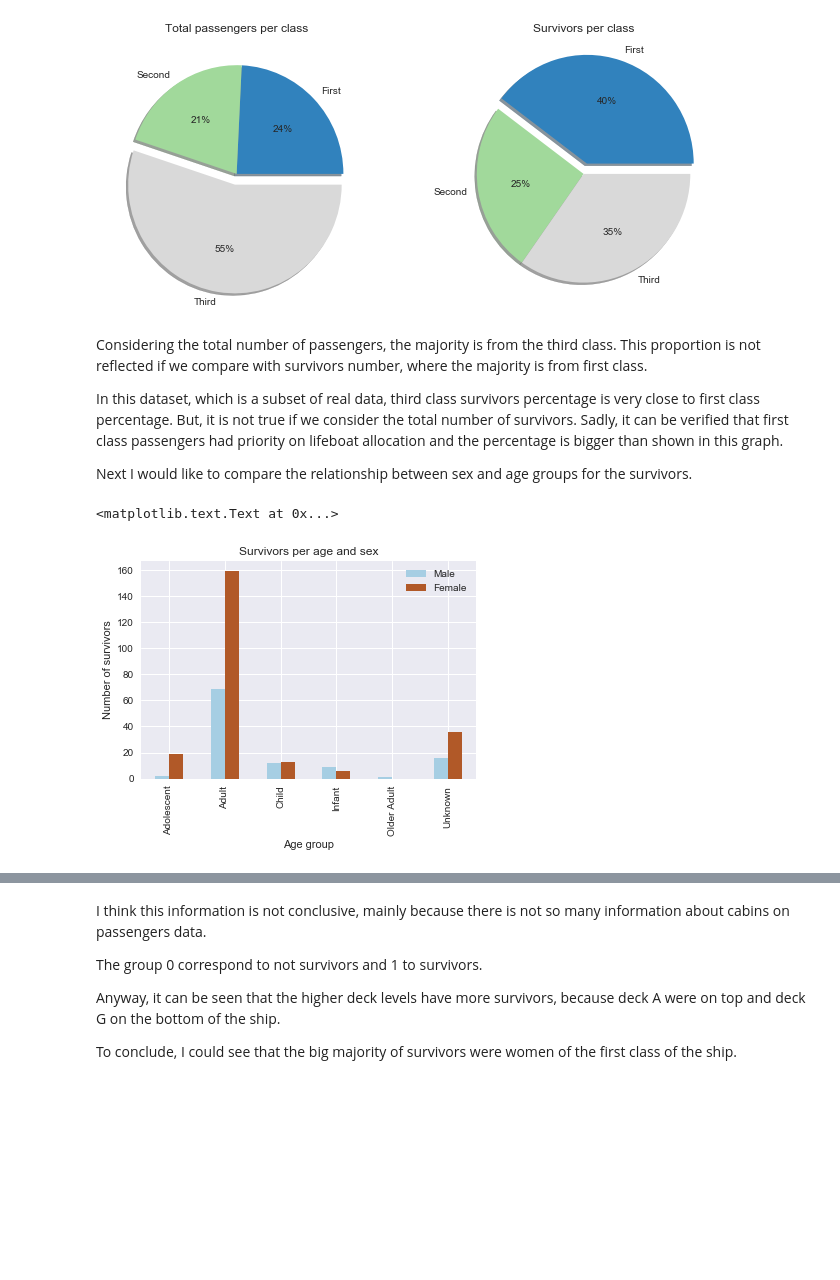
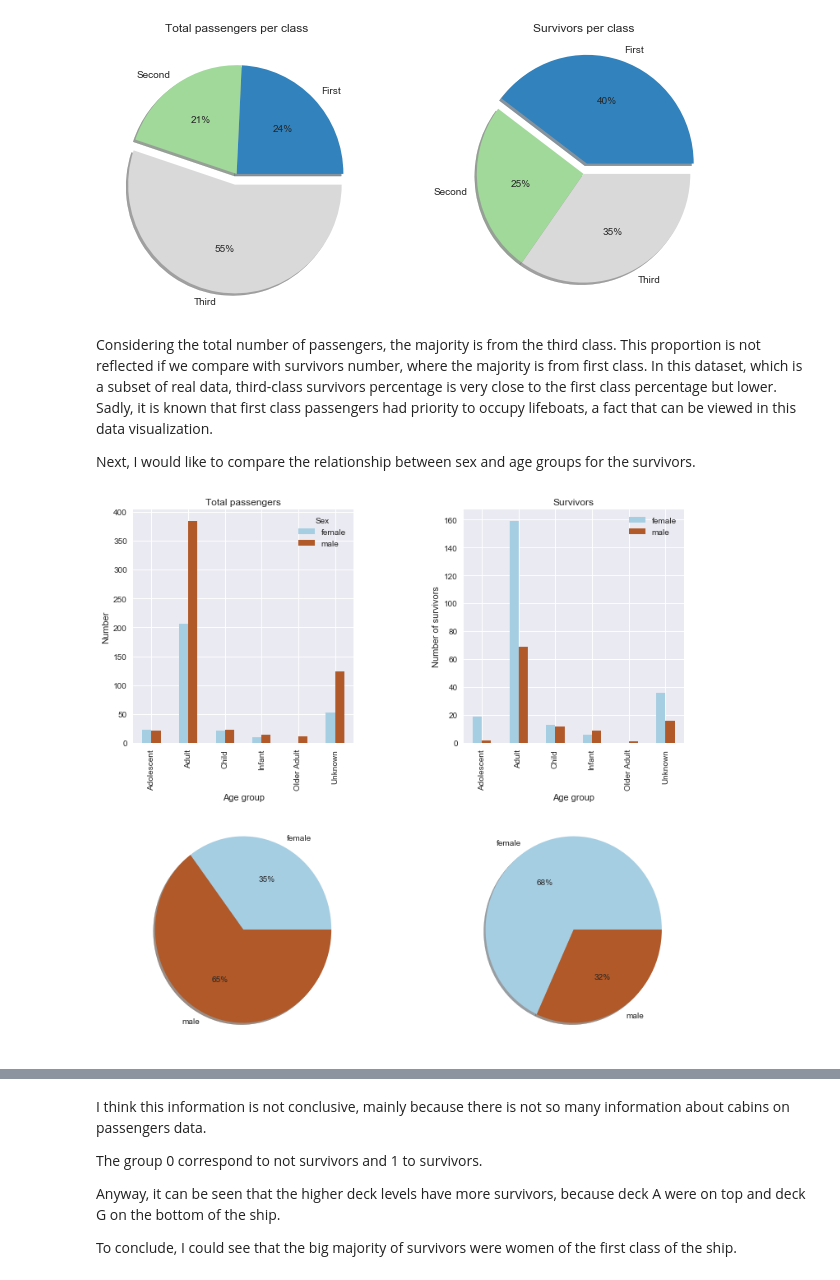
Before and after one commit to dsuruagy/udacityDataAnalyst, a Jupyter notebook: part3/l5-numpyPandas2DData/project/Investigate Titanic Dataset.ipynb, the cells around one changed output, grey strips where cells are left out. Drawn from its saved outputs; the diff is of its cells as text; code cells hidden in the pictures; blank space fills up the shorter version.

Commit message:
Complementing the sex and age groups plots and observations.

```diff
--- a/part3/l5-numpyPandas2DData/project/Investigate Titanic Dataset.ipynb
+++ b/part3/l5-numpyPandas2DData/project/Investigate Titanic Dataset.ipynb
@@ -79,41 +79,66 @@ total_ticket_class.plot.pie(autopct='%2.f%%', colormap='tab20c', explode=[0, 0,
 
 survived_ticket_class.plot.pie(autopct='%2.f%%', figsize=(11, 5), colormap='tab20c', explode=[0.1, 0, 0],
                            title='Survivors per class', shadow=True, ax=axarr[1])
-axarr[0].set_ylabel('')
+for ax in axarr:
+    axarr[0].set_ylabel('')
 axarr[1].set_ylabel('')
 
 plt.subplots_adjust(wspace=0.3)
 # %% [output]
 [figure]
 # %% [markdown]
-Considering the total number of passengers, the majority is from the third class. This proportion is not reflected if we compare with survivors number, where the majority is from first class.
+Considering the total number of passengers, the majority is from the third class. This proportion is not reflected if we compare with survivors number, where the majority is from first class. In this dataset, which is a subset of real data, third-class survivors percentage is very close to the first class percentage but lower. Sadly, it is known that first class passengers had priority to occupy lifeboats, a fact that can be viewed in this data visualization.
 
-In this dataset, which is a subset of real data, third class survivors percentage is very close to first class percentage. But, it is not true if we consider the total number of survivors. Sadly, it can be verified that first class passengers had priority on lifeboat allocation and the percentage is bigger than shown in this graph.
-
-Next I would like to compare the relationship between sex and age groups for the survivors.
+Next, I would like to compare the relationship between sex and age groups for the survivors.
 # %%
 # Grouping survivors by sex and age group, then counting how many are in the groups
 survived_by_sex_and_age = survived_df.groupby(['Sex','Age group'], as_index=False)['Survived'].count()
+survived_by_sex = survived_df.groupby(['Sex'])['PassengerId'].count()
 
 # Obtaining a dataframe with female survivors data
 survived_female = pd.DataFrame(survived_by_sex_and_age[survived_by_sex_and_age['Sex'] == 'female'])
-survived_female.rename(columns={"Survived":"Female"}, inplace=True)
+survived_female.rename(columns={"Survived":"female"}, inplace=True)
 
 # Obtaining a dataframe with male survivors data
 survived_male = pd.DataFrame(survived_by_sex_and_age[survived_by_sex_and_age['Sex'] == 'male'])
-survived_male.rename(columns={"Survived":"Male"}, inplace=True)
+survived_male.rename(columns={"Survived":"male"}, inplace=True)
 
 # Merging these two dataframes based on age groups, obtaining a DataFrame where these age group are the indexes and
 # male and female totals were shown in separate columns.
-survived_by_age_group = survived_male.merge(survived_female, on='Age group', how='outer')
+survived_by_age_group = survived_female.merge(survived_male, on='Age group', how='outer')
 survived_by_age_group.set_index('Age group', inplace=True)
 del survived_by_age_group['Sex_x']
 del survived_by_age_group['Sex_y']
 
-ax = survived_by_age_group.plot(kind='bar', colormap='Paired', title='Survivors per age and sex')
-ax.set_xlabel('Age group')
-ax.set_ylabel('Number of survivors')
+# Sorting indexes, because there are indexes that does not exist in female data and causes indexes out of order
+survived_by_age_group.sort_index(inplace=True)
+
+
+
+# Grouping the total number of men and women by age group
+total_sex_age = titanic_df.groupby(['Sex','Age group'], as_index=False).count()
+total_sex = titanic_df.groupby(['Sex'])['PassengerId'].count()
+
+# Reshaping total data, in a more compact way than done in the previous survived data
+pivoted_total_sex_age = total_sex_age.pivot(index='Age group', columns='Sex', values='PassengerId')
+
+
+# Plotting data, in a grid, where the first column shows total passengers information,
+# and survivors only on the second column.
+fig, axarr = plt.subplots(2, 2, figsize=(12,12))
+plt.subplots_adjust(wspace=0.3)
+pivoted_total_sex_age.plot(kind='bar', colormap='Paired', title='Total passengers', ax=axarr[0, 0])
+survived_by_age_group.plot(kind='bar', colormap='Paired', title='Survivors', ax=axarr[0, 1])
+axarr[0, 0].set_ylabel('Number')
+axarr[0, 1].set_ylabel('Number of survivors')
+
+total_sex.plot.pie(autopct='%2.f%%', colormap='Paired', shadow=True, ax=axarr[1, 0])
+survived_by_sex.plot.pie(autopct='%2.f%%', colormap='Paired', shadow=True, ax=axarr[1, 1])
+
+for ax in axarr[1]:
+    ax.set_ylabel('')
+
+plt.subplots_adjust(wspace=0.5, hspace=0.3)
 # %% [output]
-<matplotlib.text.Text at 0x...>
-[figure, old version]
+[figure, new version]
 # %% [markdown]
```
Also changed, not shown: parts of 3 cells of this notebook.
